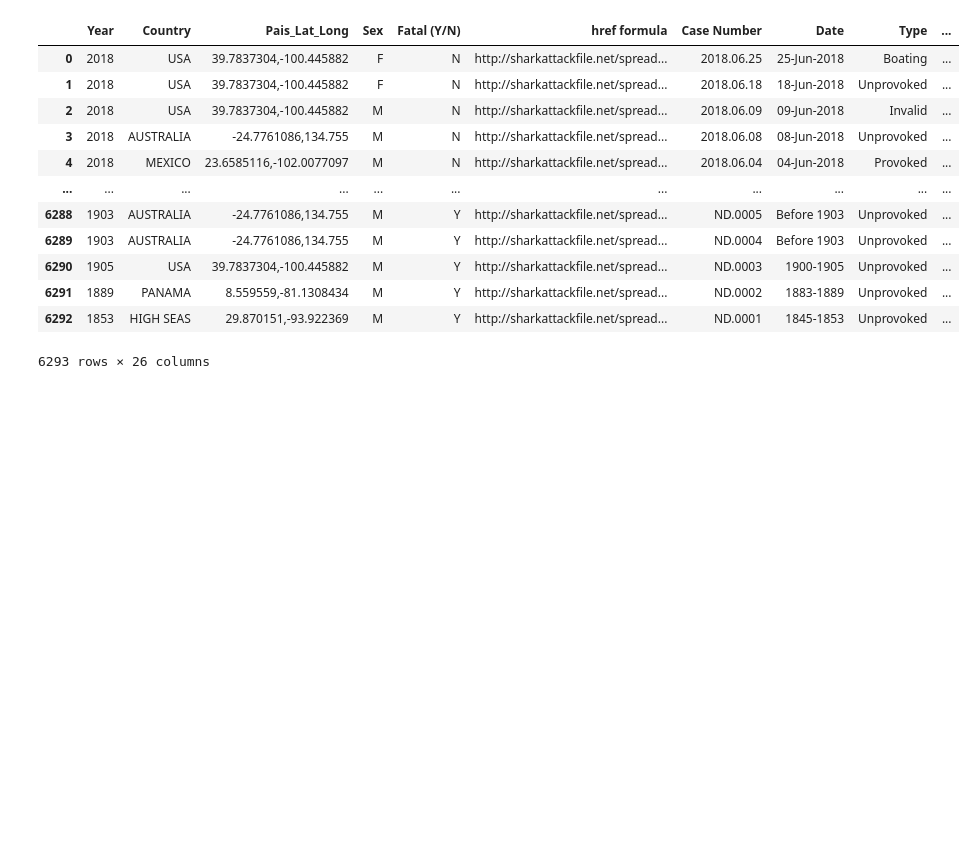
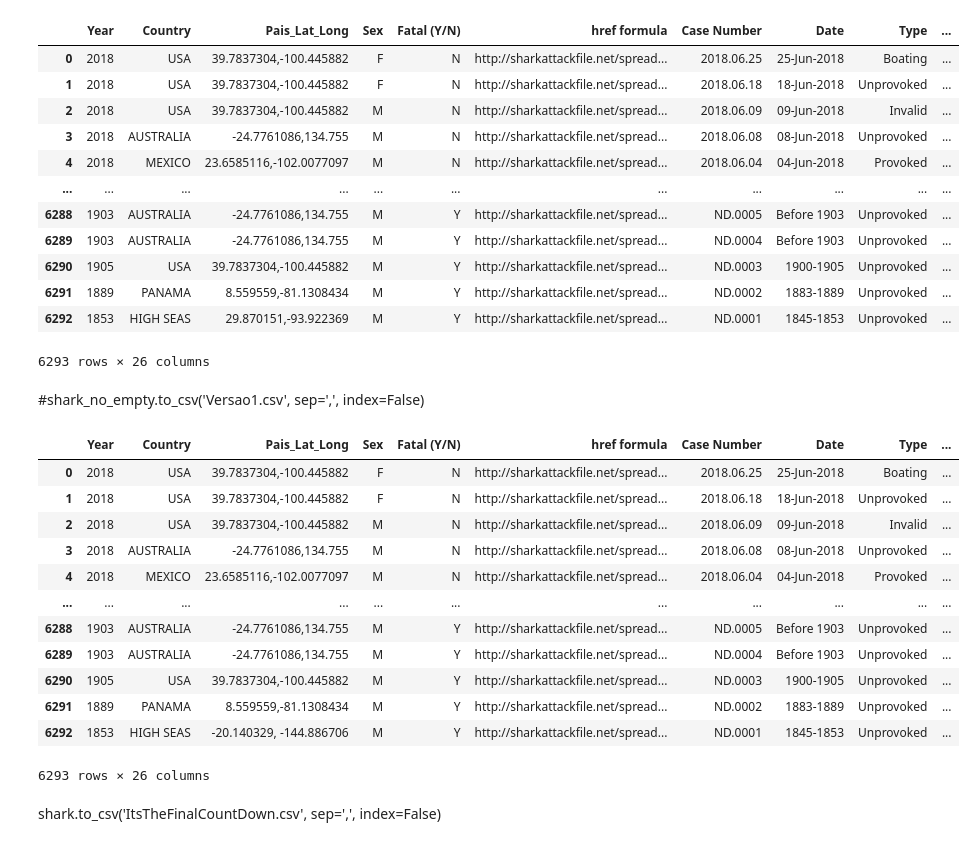
Before and after one commit to carlosferreirareis/Shark-Attack, a Jupyter notebook: Shark_Attack.ipynb, the cells around one changed output. Cells and saved outputs as stored; diff of their text form; code cells hidden in the pictures; blank space fills up the shorter version.

Commit message:
Finalizacao limpeza colunas

```diff
--- a/Shark_Attack.ipynb
+++ b/Shark_Attack.ipynb
@@ -773,0 +772,24 @@ teste_total
+# %% [markdown]
+#shark_no_empty.to_csv('Versao1.csv', sep=',', index=False)
+# %%
+shark = teste_total
+# %%
+shark.loc[6292, 'Pais_Lat_Long'] = '-20.140329, -144.886706'
+# %%
+shark
+# %% [output]
+|  | Year | Country | Pais_Lat_Long | Sex | Fatal (Y/N) | href formula | Case Number | Date | Type | ... |
+| 0 | 2018 | USA | 39.7837304,-100.445882 | F | N | http://sharkattackfile.net/spread... | 2018.06.25 | 25-Jun-2018 | Boating | ... |
+| 1 | 2018 | USA | 39.7837304,-100.445882 | F | N | http://sharkattackfile.net/spread... | 2018.06.18 | 18-Jun-2018 | Unprovoked | ... |
+| 2 | 2018 | USA | 39.7837304,-100.445882 | M | N | http://sharkattackfile.net/spread... | 2018.06.09 | 09-Jun-2018 | Invalid | ... |
+| 3 | 2018 | AUSTRALIA | -24.7761086,134.755 | M | N | http://sharkattackfile.net/spread... | 2018.06.08 | 08-Jun-2018 | Unprovoked | ... |
+| 4 | 2018 | MEXICO | 23.6585116,-102.0077097 | M | N | http://sharkattackfile.net/spread... | 2018.06.04 | 04-Jun-2018 | Provoked | ... |
+| ... | ... | ... | ... | ... | ... | ... | ... | ... | ... | ... |
+| 6288 | 1903 | AUSTRALIA | -24.7761086,134.755 | M | Y | http://sharkattackfile.net/spread... | ND.0005 | Before 1903 | Unprovoked | ... |
+| 6289 | 1903 | AUSTRALIA | -24.7761086,134.755 | M | Y | http://sharkattackfile.net/spread... | ND.0004 | Before 1903 | Unprovoked | ... |
+| 6290 | 1905 | USA | 39.7837304,-100.445882 | M | Y | http://sharkattackfile.net/spread... | ND.0003 | 1900-1905 | Unprovoked | ... |
+| 6291 | 1889 | PANAMA | 8.559559,-81.1308434 | M | Y | http://sharkattackfile.net/spread... | ND.0002 | 1883-1889 | Unprovoked | ... |
+| 6292 | 1853 | HIGH SEAS | -20.140329, -144.886706 | M | Y | http://sharkattackfile.net/spread... | ND.0001 | 1845-1853 | Unprovoked | ... |
+6293 rows × 26 columns
+# %% [markdown]
+shark.to_csv('ItsTheFinalCountDown.csv', sep=',', index=False)
```
Also changed, not shown: parts of 1 cell of this notebook, 1 other file.
